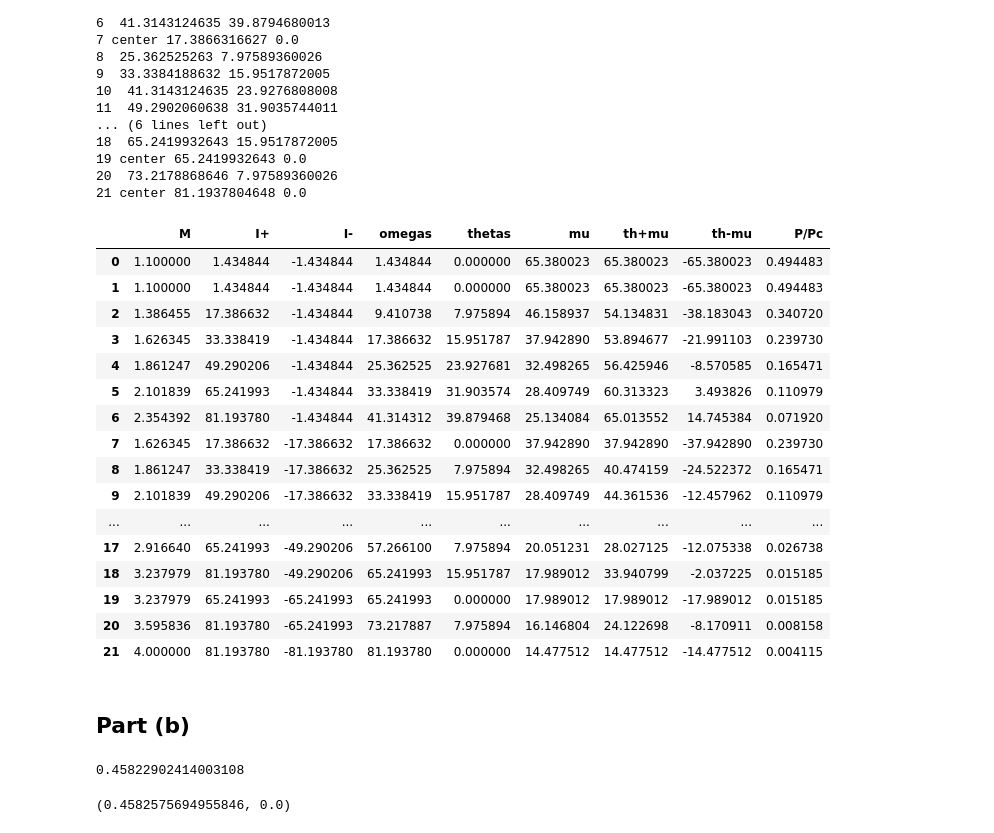
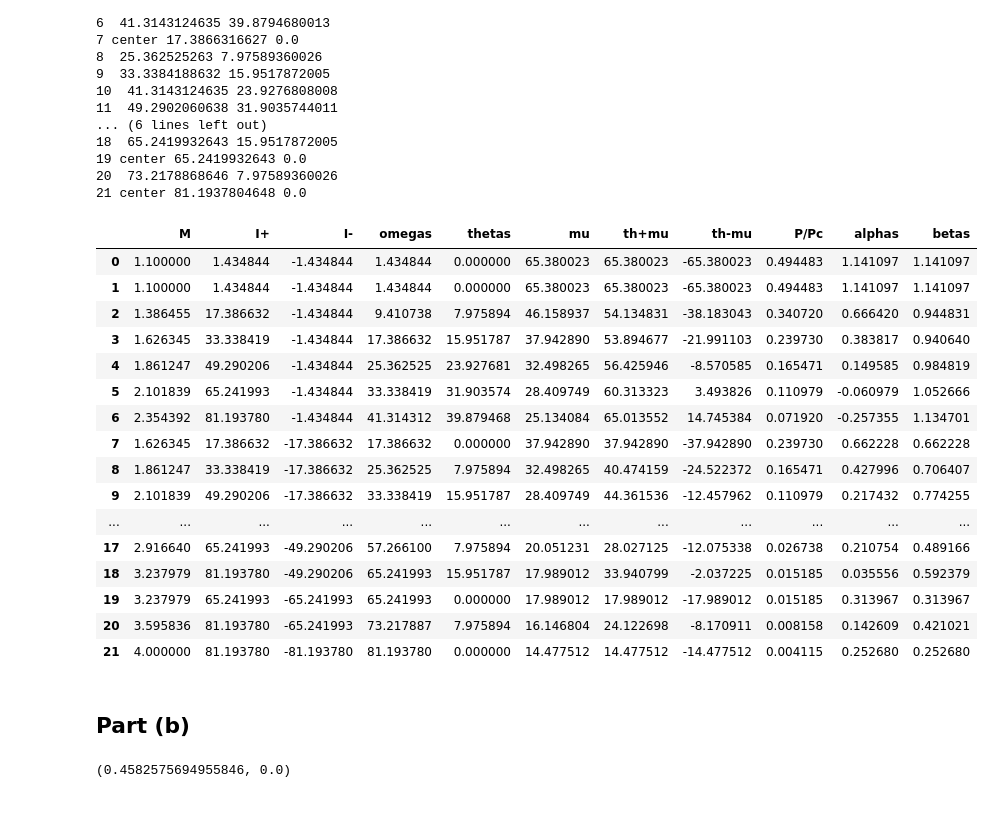
Before and after one commit to norheim/rocketscience, a Jupyter notebook: hw4.ipynb, the cells around one changed output. Cells and saved outputs as stored; diff of their text form; code cells hidden in the pictures.

```diff
--- a/hw4.ipynb
+++ b/hw4.ipynb
@@ -122,26 +122,28 @@ table["th-mu"] = table["thetas"]-table["mu"]
 table["I+"] = table["thetas"]+table["omegas"]
 table["I-"] = table["thetas"]-table["omegas"]
 table["P/Pc"] = table["M"].apply(lambda M: (1+(g-1)/2*M**2)**(-g/(g-1)))
+table["alphas"] = -np.radians(table["th-mu"])
+table["betas"] = np.radians(table["th+mu"])
 # %%
-table[["M", "I+", "I-", "omegas", "thetas", "mu", "th+mu", "th-mu", "P/Pc"]]
+table[["M", "I+", "I-", "omegas", "thetas", "mu", "th+mu", "th-mu", "P/Pc", "alphas", "betas"]]
 # %% [output]
-|  | M | I+ | I- | omegas | thetas | mu | th+mu | th-mu | P/Pc |
-| 0 | 1.100000 | 1.434844 | -1.434844 | 1.434844 | 0.000000 | 65.380023 | 65.380023 | -65.380023 | 0.494483 |
-| 1 | 1.100000 | 1.434844 | -1.434844 | 1.434844 | 0.000000 | 65.380023 | 65.380023 | -65.380023 | 0.494483 |
-| 2 | 1.386455 | 17.386632 | -1.434844 | 9.410738 | 7.975894 | 46.158937 | 54.134831 | -38.183043 | 0.340720 |
-| 3 | 1.626345 | 33.338419 | -1.434844 | 17.386632 | 15.951787 | 37.942890 | 53.894677 | -21.991103 | 0.239730 |
-| 4 | 1.861247 | 49.290206 | -1.434844 | 25.362525 | 23.927681 | 32.498265 | 56.425946 | -8.570585 | 0.165471 |
-| 5 | 2.101839 | 65.241993 | -1.434844 | 33.338419 | 31.903574 | 28.409749 | 60.313323 | 3.493826 | 0.110979 |
-| 6 | 2.354392 | 81.193780 | -1.434844 | 41.314312 | 39.879468 | 25.134084 | 65.013552 | 14.745384 | 0.071920 |
-| 7 | 1.626345 | 17.386632 | -17.386632 | 17.386632 | 0.000000 | 37.942890 | 37.942890 | -37.942890 | 0.239730 |
-| 8 | 1.861247 | 33.338419 | -17.386632 | 25.362525 | 7.975894 | 32.498265 | 40.474159 | -24.522372 | 0.165471 |
-| 9 | 2.101839 | 49.290206 | -17.386632 | 33.338419 | 15.951787 | 28.409749 | 44.361536 | -12.457962 | 0.110979 |
-| ... | ... | ... | ... | ... | ... | ... | ... | ... | ... |
-| 17 | 2.916640 | 65.241993 | -49.290206 | 57.266100 | 7.975894 | 20.051231 | 28.027125 | -12.075338 | 0.026738 |
-| 18 | 3.237979 | 81.193780 | -49.290206 | 65.241993 | 15.951787 | 17.989012 | 33.940799 | -2.037225 | 0.015185 |
-| 19 | 3.237979 | 65.241993 | -65.241993 | 65.241993 | 0.000000 | 17.989012 | 17.989012 | -17.989012 | 0.015185 |
-| 20 | 3.595836 | 81.193780 | -65.241993 | 73.217887 | 7.975894 | 16.146804 | 24.122698 | -8.170911 | 0.008158 |
-| 21 | 4.000000 | 81.193780 | -81.193780 | 81.193780 | 0.000000 | 14.477512 | 14.477512 | -14.477512 | 0.004115 |
+|  | M | I+ | I- | omegas | thetas | mu | th+mu | th-mu | P/Pc | alphas | betas |
+| 0 | 1.100000 | 1.434844 | -1.434844 | 1.434844 | 0.000000 | 65.380023 | 65.380023 | -65.380023 | 0.494483 | 1.141097 | 1.141097 |
+| 1 | 1.100000 | 1.434844 | -1.434844 | 1.434844 | 0.000000 | 65.380023 | 65.380023 | -65.380023 | 0.494483 | 1.141097 | 1.141097 |
+| 2 | 1.386455 | 17.386632 | -1.434844 | 9.410738 | 7.975894 | 46.158937 | 54.134831 | -38.183043 | 0.340720 | 0.666420 | 0.944831 |
+| 3 | 1.626345 | 33.338419 | -1.434844 | 17.386632 | 15.951787 | 37.942890 | 53.894677 | -21.991103 | 0.239730 | 0.383817 | 0.940640 |
+| 4 | 1.861247 | 49.290206 | -1.434844 | 25.362525 | 23.927681 | 32.498265 | 56.425946 | -8.570585 | 0.165471 | 0.149585 | 0.984819 |
+| 5 | 2.101839 | 65.241993 | -1.434844 | 33.338419 | 31.903574 | 28.409749 | 60.313323 | 3.493826 | 0.110979 | -0.060979 | 1.052666 |
+| 6 | 2.354392 | 81.193780 | -1.434844 | 41.314312 | 39.879468 | 25.134084 | 65.013552 | 14.745384 | 0.071920 | -0.257355 | 1.134701 |
+| 7 | 1.626345 | 17.386632 | -17.386632 | 17.386632 | 0.000000 | 37.942890 | 37.942890 | -37.942890 | 0.239730 | 0.662228 | 0.662228 |
+| 8 | 1.861247 | 33.338419 | -17.386632 | 25.362525 | 7.975894 | 32.498265 | 40.474159 | -24.522372 | 0.165471 | 0.427996 | 0.706407 |
+| 9 | 2.101839 | 49.290206 | -17.386632 | 33.338419 | 15.951787 | 28.409749 | 44.361536 | -12.457962 | 0.110979 | 0.217432 | 0.774255 |
+| ... | ... | ... | ... | ... | ... | ... | ... | ... | ... | ... | ... |
+| 17 | 2.916640 | 65.241993 | -49.290206 | 57.266100 | 7.975894 | 20.051231 | 28.027125 | -12.075338 | 0.026738 | 0.210754 | 0.489166 |
+| 18 | 3.237979 | 81.193780 | -49.290206 | 65.241993 | 15.951787 | 17.989012 | 33.940799 | -2.037225 | 0.015185 | 0.035556 | 0.592379 |
+| 19 | 3.237979 | 65.241993 | -65.241993 | 65.241993 | 0.000000 | 17.989012 | 17.989012 | -17.989012 | 0.015185 | 0.313967 | 0.313967 |
+| 20 | 3.595836 | 81.193780 | -65.241993 | 73.217887 | 7.975894 | 16.146804 | 24.122698 | -8.170911 | 0.008158 | 0.142609 | 0.421021 |
+| 21 | 4.000000 | 81.193780 | -81.193780 | 81.193780 | 0.000000 | 14.477512 | 14.477512 | -14.477512 | 0.004115 | 0.252680 | 0.252680 |
 # %% [markdown]
 ## Part (b)
 # %%
@@ -181,10 +189,6 @@ def position(xa, ya, alpha, xb, yb, beta):
     xc = (ya-yb+xa*np.tan(alpha)+xb*np.tan(beta))/(np.tan(alpha)+np.tan(beta))
     yc = (yb*np.tan(alpha)+ya*np.tan(beta)+(xa-xb)*np.tan(alpha)*np.tan(beta))/(np.tan(alpha)+np.tan(beta))
     return xc, yc
-# %%
-(1+0.4582*np.tan(np.radians(65.38)))/(2*np.tan(np.radians(65.38)))
-# %% [output]
-0.45822902414003108
 # %%
 def positionofidx(idx):
     upstream_plus_idx, upstream_minus_idx = upstreams[idx]
```
Also changed, not shown: parts of 24 cells of this notebook.
